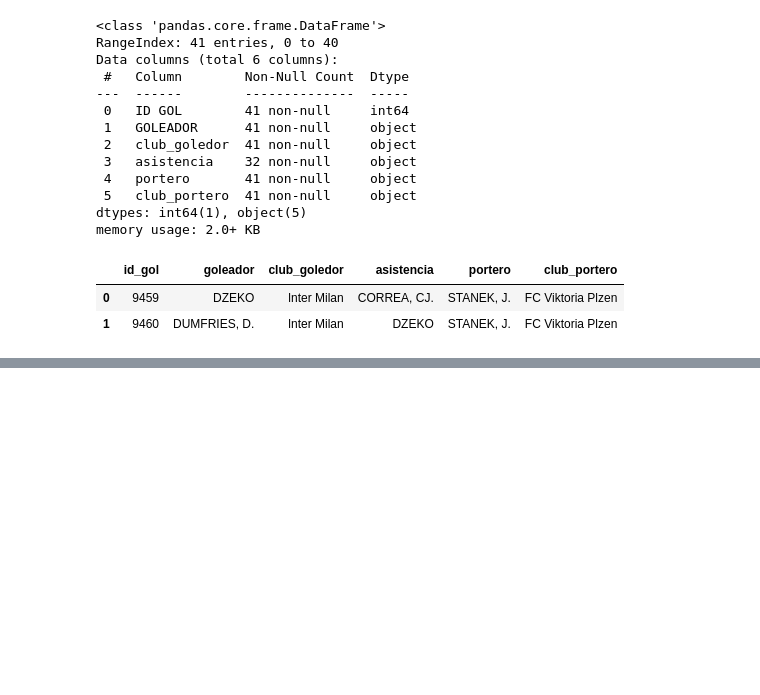
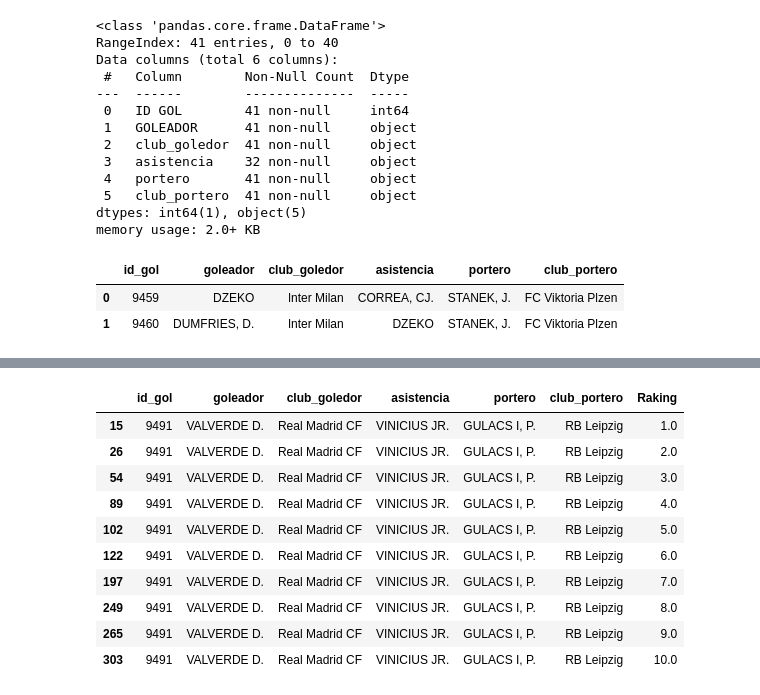
Before and after one commit to N1colasFD/Data_science_aplicada_reto_twitter, a Jupyter notebook: Reto_mr_chips.ipynb, the cells around one changed output, grey strips where cells are left out. Saved outputs shown, nothing was run; the diff lists cells and outputs as text; code cells hidden in the pictures; blank space fills up the shorter version.

```diff
--- a/Reto_mr_chips.ipynb
+++ b/Reto_mr_chips.ipynb
@@ -60,0 +124,18 @@ df.head(2)
+# %%
+# 3 aca ya podemos ver una primera muestra por la opcion rank
+Df_5k['Raking'] = Df_5k['goleador'].rank(method = 'first', ascending = False)
+
+#Comprobamos
+Df_5k.sort_values(by = 'Raking').head(10) #puede probar con Head 50
+# %% [output]
+|  | id_gol | goleador | club_goledor | asistencia | portero | club_portero | Raking |
+| 15 | 9491 | VALVERDE D. | Real Madrid CF | VINICIUS JR. | GULACS I, P. | RB Leipzig | 1.0 |
+| 26 | 9491 | VALVERDE D. | Real Madrid CF | VINICIUS JR. | GULACS I, P. | RB Leipzig | 2.0 |
+| 54 | 9491 | VALVERDE D. | Real Madrid CF | VINICIUS JR. | GULACS I, P. | RB Leipzig | 3.0 |
+| 89 | 9491 | VALVERDE D. | Real Madrid CF | VINICIUS JR. | GULACS I, P. | RB Leipzig | 4.0 |
+| 102 | 9491 | VALVERDE D. | Real Madrid CF | VINICIUS JR. | GULACS I, P. | RB Leipzig | 5.0 |
+| 122 | 9491 | VALVERDE D. | Real Madrid CF | VINICIUS JR. | GULACS I, P. | RB Leipzig | 6.0 |
+| 197 | 9491 | VALVERDE D. | Real Madrid CF | VINICIUS JR. | GULACS I, P. | RB Leipzig | 7.0 |
+| 249 | 9491 | VALVERDE D. | Real Madrid CF | VINICIUS JR. | GULACS I, P. | RB Leipzig | 8.0 |
+| 265 | 9491 | VALVERDE D. | Real Madrid CF | VINICIUS JR. | GULACS I, P. | RB Leipzig | 9.0 |
+| 303 | 9491 | VALVERDE D. | Real Madrid CF | VINICIUS JR. | GULACS I, P. | RB Leipzig | 10.0 |
```
Also changed, not shown: parts of 19 cells of this notebook.
